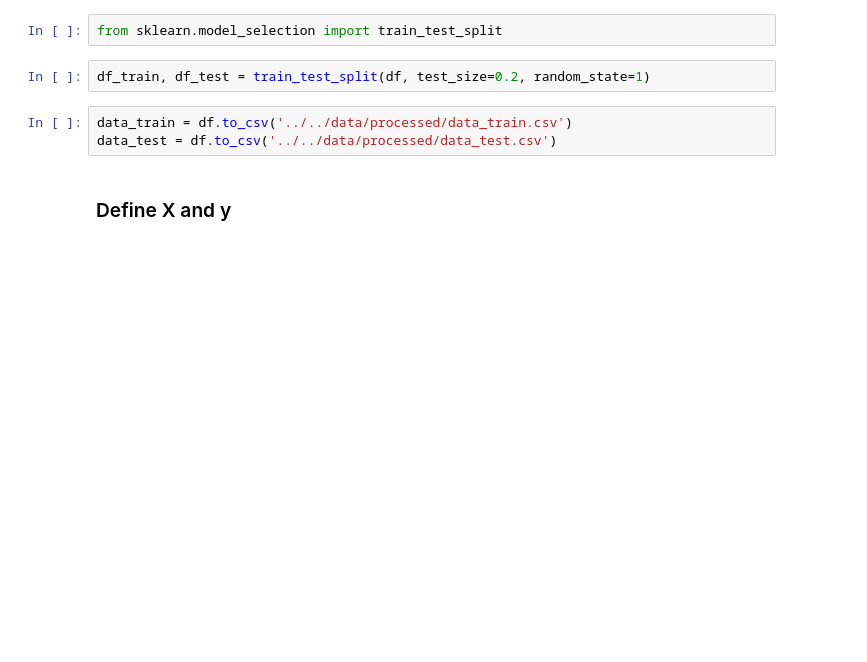
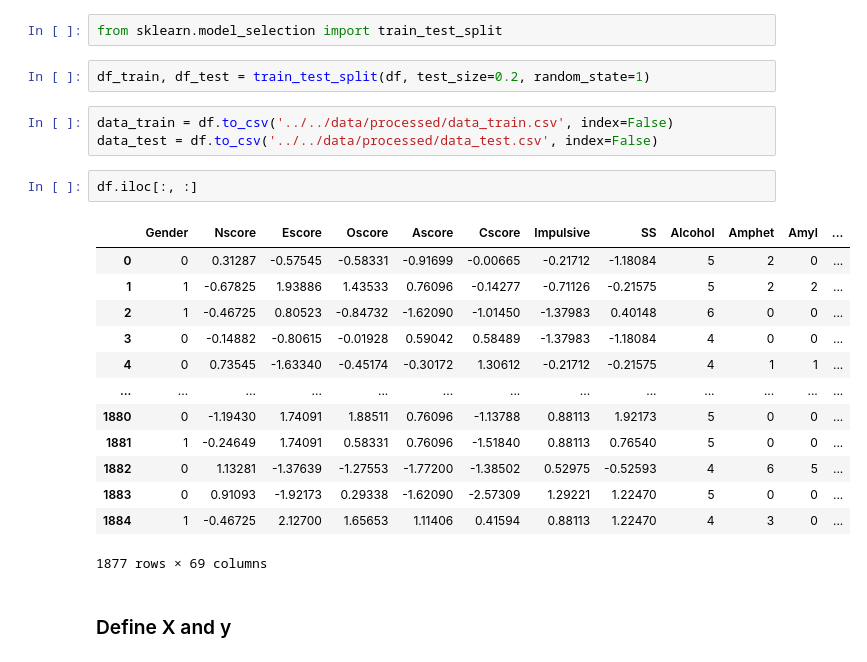
Before and after one commit to carlotta-ulm/Drug_Consumption, a Jupyter notebook: notebooks/poc/poc_carlotta.ipynb, the cells around one changed output. Cells and saved outputs as stored; diff of their text form; blank space fills up the shorter version.

```diff
--- a/notebooks/poc/poc_carlotta.ipynb
+++ b/notebooks/poc/poc_carlotta.ipynb
@@ -288,8 +286,24 @@ from sklearn.model_selection import train_test_split
 # %%
 df_train, df_test = train_test_split(df, test_size=0.2, random_state=1)
 # %%
-data_train = df.to_csv('../../data/processed/data_train.csv')
-data_test = df.to_csv('../../data/processed/data_test.csv')
+data_train = df.to_csv('../../data/processed/data_train.csv', index=False)
+data_test = df.to_csv('../../data/processed/data_test.csv', index=False)
+# %%
+df.iloc[:, :]
+# %% [output]
+|  | Gender | Nscore | Escore | Oscore | Ascore | Cscore | Impulsive | SS | Alcohol | Amphet | Amyl | ... |
+| 0 | 0 | 0.31287 | -0.57545 | -0.58331 | -0.91699 | -0.00665 | -0.21712 | -1.18084 | 5 | 2 | 0 | ... |
+| 1 | 1 | -0.67825 | 1.93886 | 1.43533 | 0.76096 | -0.14277 | -0.71126 | -0.21575 | 5 | 2 | 2 | ... |
+| 2 | 1 | -0.46725 | 0.80523 | -0.84732 | -1.62090 | -1.01450 | -1.37983 | 0.40148 | 6 | 0 | 0 | ... |
+| 3 | 0 | -0.14882 | -0.80615 | -0.01928 | 0.59042 | 0.58489 | -1.37983 | -1.18084 | 4 | 0 | 0 | ... |
+| 4 | 0 | 0.73545 | -1.63340 | -0.45174 | -0.30172 | 1.30612 | -0.21712 | -0.21575 | 4 | 1 | 1 | ... |
+| ... | ... | ... | ... | ... | ... | ... | ... | ... | ... | ... | ... | ... |
+| 1880 | 0 | -1.19430 | 1.74091 | 1.88511 | 0.76096 | -1.13788 | 0.88113 | 1.92173 | 5 | 0 | 0 | ... |
+| 1881 | 1 | -0.24649 | 1.74091 | 0.58331 | 0.76096 | -1.51840 | 0.88113 | 0.76540 | 5 | 0 | 0 | ... |
+| 1882 | 0 | 1.13281 | -1.37639 | -1.27553 | -1.77200 | -1.38502 | 0.52975 | -0.52593 | 4 | 6 | 5 | ... |
+| 1883 | 0 | 0.91093 | -1.92173 | 0.29338 | -1.62090 | -2.57309 | 1.29221 | 1.22470 | 5 | 0 | 0 | ... |
+| 1884 | 1 | -0.46725 | 2.12700 | 1.65653 | 1.11406 | 0.41594 | 0.88113 | 1.22470 | 4 | 3 | 0 | ... |
+1877 rows × 69 columns
 # %% [markdown]
 ### Define X and y
 # %%
```
Also changed, not shown: parts of 5 cells of this notebook, 3 other files.
